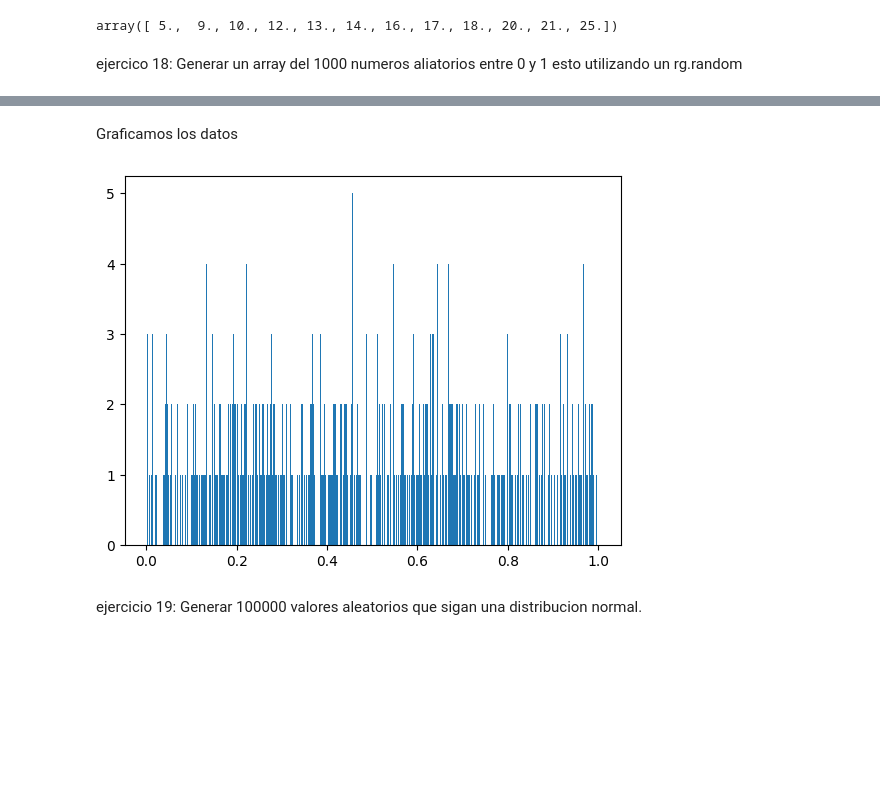
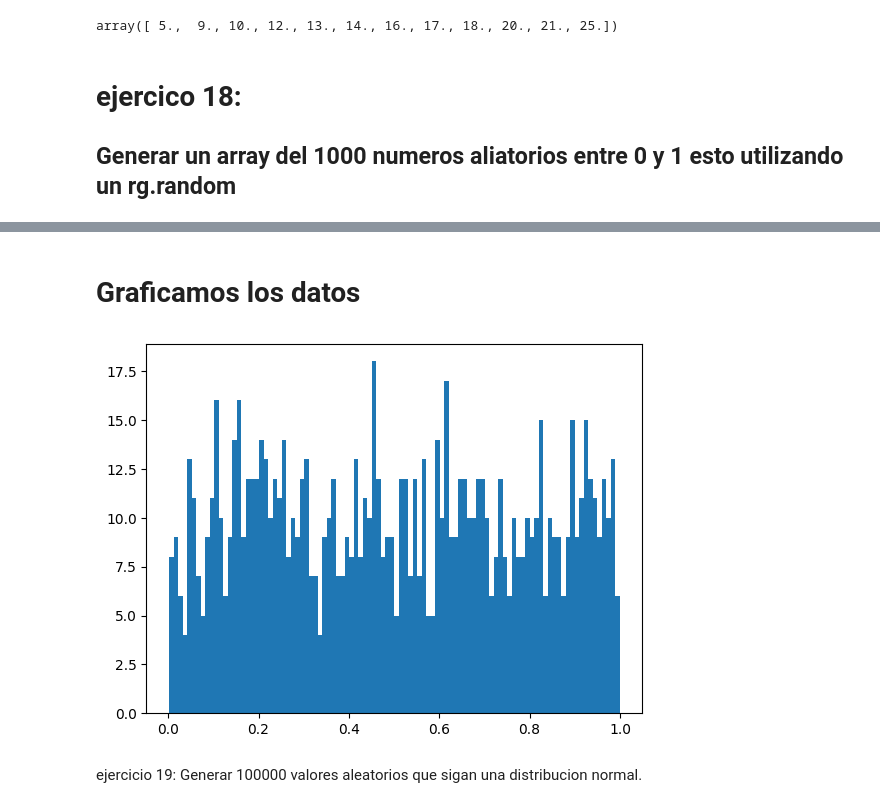
Before and after one commit to juan33344/MatrizVectores, a Jupyter notebook: Matrizesyvectores/ejercicioNumpy.ipynb, the cells around one changed output, grey strips where cells are left out. Drawn from its saved outputs; the diff is of its cells as text; code cells hidden in the pictures; blank space fills up the shorter version.

```diff
--- a/Matrizesyvectores/ejercicioNumpy.ipynb
+++ b/Matrizesyvectores/ejercicioNumpy.ipynb
@@ -230,8 +228,8 @@ c
 # %% [output]
 array([ 5.,  9., 10., 12., 13., 14., 16., 17., 18., 20., 21., 25.])
 # %% [markdown]
-ejercico 18:
-Generar un array del 1000 numeros aliatorios entre 0 y 1 esto utilizando un rg.random
+# ejercico 18:
+## Generar un array del 1000 numeros aliatorios entre 0 y 1 esto utilizando un rg.random
 # %%
 rg = np.random.default_rng(2)
 # %%
@@ -256,12 +254,12 @@ array([0.26161213, 0.29849114, 0.81422574, 0.09191594, 0.60010053,
        0.30587525, 0.21294377, 0.13591121, 0.56687434, 0.15733404,
        0.21963747, 0.71950734, 0.86910493, 0.63325264, 0.95613918])
 # %% [markdown]
-Graficamos los datos
+# Graficamos los datos
 # %%
-plt.hist(aleatorio, bins=1000)
+plt.hist(aleatorio, bins=100)
 plt.show()
 # %% [output]
-[figure, old version]
+[figure, new version]
 # %% [markdown]
 ejercicio 19:
 Generar 100000 valores aleatorios que sigan una distribucion normal.
```
Also changed, not shown: parts of 77 cells of this notebook, 2 other files.
